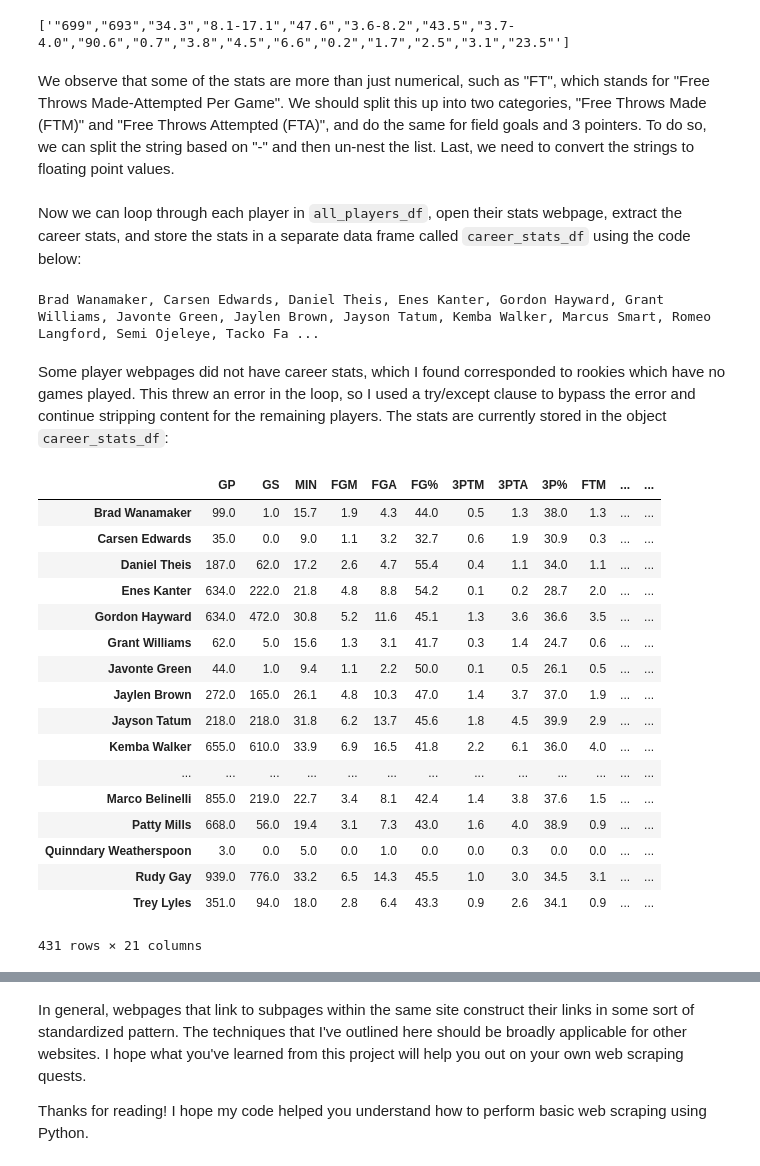
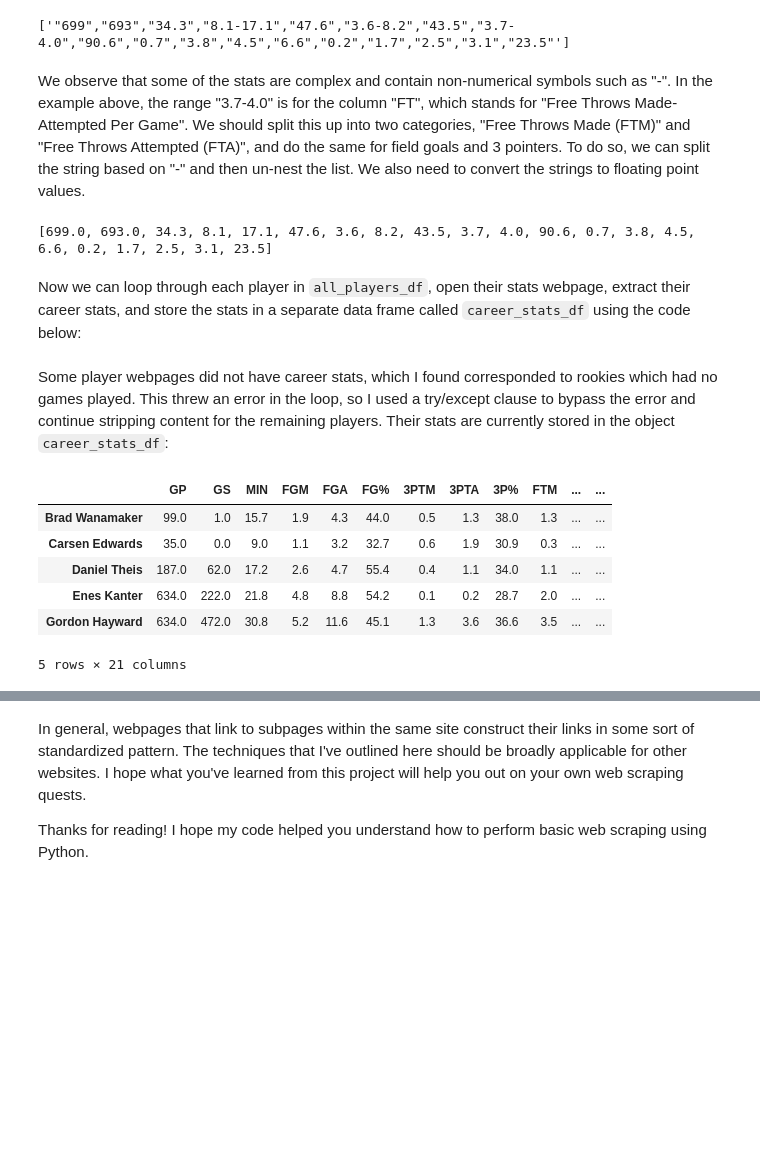
Before and after one commit to erilu/web-scraping-NBA-statistics, a Jupyter notebook: scrape-nba-salaries-notebook.ipynb, the cells around one changed output, grey strips where cells are left out. Saved outputs shown, nothing was run; the diff lists cells and outputs as text; code cells hidden in the pictures; blank space fills up the shorter version.

Commit message:
organize analysis and explore data

```diff
--- a/scrape-nba-salaries-notebook.ipynb
+++ b/scrape-nba-salaries-notebook.ipynb
@@ -263,5 +250,7 @@ I'll export this data to a csv file, in case you readers out there want to read
 # %%
 all_players_df.to_csv("NBA_roster_info_all_players_mar2020.csv")
+# %%
+all_players_df = pd.read_csv("NBA_roster_info_all_players_mar2020.csv", index_col=0)
 # %% [markdown]
 ## Scrape player stats: career averages
 # %% [markdown]
@@ -286,19 +275,21 @@ career_info
 # %% [output]
 ['"699","693","34.3","8.1-17.1","47.6","3.6-8.2","43.5","3.7-4.0","90.6","0.7","3.8","4.5","6.6","0.2","1.7","2.5","3.1","23.5"']
 # %% [markdown]
-We observe that some of the stats are more than just numerical, such as "FT", which stands for "Free Throws Made-Attempted Per Game". We should split this up into two categories, "Free Throws Made (FTM)" and "Free Throws Attempted (FTA)", and do the same for field goals and 3 pointers. To do so, we can split the string based on "-" and then un-nest the list. Last, we need to convert the strings to floating point values.
+We observe that some of the stats are complex and contain non-numerical symbols such as "-". In the example above, the range "3.7-4.0" is for the column "FT", which stands for "Free Throws Made-Attempted Per Game". We should split this up into two categories, "Free Throws Made (FTM)" and "Free Throws Attempted (FTA)", and do the same for field goals and 3 pointers. To do so, we can split the string based on "-" and then un-nest the list. We also need to convert the strings to floating point values.
 # %%
 from itertools import chain
 career_info = career_info[0].replace("\"", "").split(",")
 career_info = list(chain.from_iterable([i.split("-") for i in career_info]))
 career_info = list(map(float,career_info))
-career_info
+print(career_info)
+# %% [output]
+[699.0, 693.0, 34.3, 8.1, 17.1, 47.6, 3.6, 8.2, 43.5, 3.7, 4.0, 90.6, 0.7, 3.8, 4.5, 6.6, 0.2, 1.7, 2.5, 3.1, 23.5]
 # %% [markdown]
-Now we can loop through each player in `all_players_df`, open their stats webpage, extract the career stats, and store the stats in a separate data frame called `career_stats_df` using the code below:
+Now we can loop through each player in `all_players_df`, open their stats webpage, extract their career stats, and store the stats in a separate data frame called `career_stats_df` using the code below:
 # %%
 career_stats_df = pd.DataFrame(columns = ["GP","GS","MIN","FGM", "FGA","FG%","3PTM","3PTA","3P%","FTM","FTA","FT%","OR","DR","REB","AST","BLK","STL","PF","TO","PTS"])
 for player_index in all_players_df.index:
-    url = "https://www.espn.com/nba/player/stats/_/id/" + all_players_df.loc[player_index]['id']
+    url = "https://www.espn.com/nba/player/stats/_/id/" + str(all_players_df.loc[player_index]['id'])
     f = urllib.request.urlopen(url)
     sleep(0.3)
     player_source = f.read().decode('utf-8')
@@ -312,30 +303,17 @@ for player_index in all_players_df.index:
         career_info = list(map(float,career_info))
         career_stats_df = career_stats_df.append(pd.Series(career_info, index = career_stats_df.columns, name=player_index))
     except:
-        # if no career stats were returned, the player was a rookie.
+        # if no career stats were returned, the player was a rookie with no games played
         print(player_index + " has no info, ", end = "")
-# %% [output]
-Brad Wanamaker, Carsen Edwards, Daniel Theis, Enes Kanter, Gordon Hayward, Grant Williams, Javonte Green, Jaylen Brown, Jayson Tatum, Kemba Walker, Marcus Smart, Romeo Langford, Semi Ojeleye, Tacko Fa ...
 # %% [markdown]
-Some player webpages did not have career stats, which I found corresponded to rookies which have no games played. This threw an error in the loop, so I used a try/except clause to bypass the error and continue stripping content for the remaining players. The stats are currently stored in the object `career_stats_df`:
+Some player webpages did not have career stats, which I found corresponded to rookies which had no games played. This threw an error in the loop, so I used a try/except clause to bypass the error and continue stripping content for the remaining players. Their stats are currently stored in the object `career_stats_df`:
 # %%
-career_stats_df
+career_stats_df.head(5)
 # %% [output]
 |  | GP | GS | MIN | FGM | FGA | FG% | 3PTM | 3PTA | 3P% | FTM | ... | ... |
 | Brad Wanamaker | 99.0 | 1.0 | 15.7 | 1.9 | 4.3 | 44.0 | 0.5 | 1.3 | 38.0 | 1.3 | ... | ... |
 | Carsen Edwards | 35.0 | 0.0 | 9.0 | 1.1 | 3.2 | 32.7 | 0.6 | 1.9 | 30.9 | 0.3 | ... | ... |
 | Daniel Theis | 187.0 | 62.0 | 17.2 | 2.6 | 4.7 | 55.4 | 0.4 | 1.1 | 34.0 | 1.1 | ... | ... |
 | Enes Kanter | 634.0 | 222.0 | 21.8 | 4.8 | 8.8 | 54.2 | 0.1 | 0.2 | 28.7 | 2.0 | ... | ... |
 | Gordon Hayward | 634.0 | 472.0 | 30.8 | 5.2 | 11.6 | 45.1 | 1.3 | 3.6 | 36.6 | 3.5 | ... | ... |
-| Grant Williams | 62.0 | 5.0 | 15.6 | 1.3 | 3.1 | 41.7 | 0.3 | 1.4 | 24.7 | 0.6 | ... | ... |
-| Javonte Green | 44.0 | 1.0 | 9.4 | 1.1 | 2.2 | 50.0 | 0.1 | 0.5 | 26.1 | 0.5 | ... | ... |
-| Jaylen Brown | 272.0 | 165.0 | 26.1 | 4.8 | 10.3 | 47.0 | 1.4 | 3.7 | 37.0 | 1.9 | ... | ... |
-| Jayson Tatum | 218.0 | 218.0 | 31.8 | 6.2 | 13.7 | 45.6 | 1.8 | 4.5 | 39.9 | 2.9 | ... | ... |
-| Kemba Walker | 655.0 | 610.0 | 33.9 | 6.9 | 16.5 | 41.8 | 2.2 | 6.1 | 36.0 | 4.0 | ... | ... |
-| ... | ... | ... | ... | ... | ... | ... | ... | ... | ... | ... | ... | ... |
-| Marco Belinelli | 855.0 | 219.0 | 22.7 | 3.4 | 8.1 | 42.4 | 1.4 | 3.8 | 37.6 | 1.5 | ... | ... |
-| Patty Mills | 668.0 | 56.0 | 19.4 | 3.1 | 7.3 | 43.0 | 1.6 | 4.0 | 38.9 | 0.9 | ... | ... |
-| Quinndary Weatherspoon | 3.0 | 0.0 | 5.0 | 0.0 | 1.0 | 0.0 | 0.0 | 0.3 | 0.0 | 0.0 | ... | ... |
-| Rudy Gay | 939.0 | 776.0 | 33.2 | 6.5 | 14.3 | 45.5 | 1.0 | 3.0 | 34.5 | 3.1 | ... | ... |
-| Trey Lyles | 351.0 | 94.0 | 18.0 | 2.8 | 6.4 | 43.3 | 0.9 | 2.6 | 34.1 | 0.9 | ... | ... |
-431 rows × 21 columns
+5 rows × 21 columns
```
Also changed, not shown: parts of 79 cells of this notebook, 1 other file.
